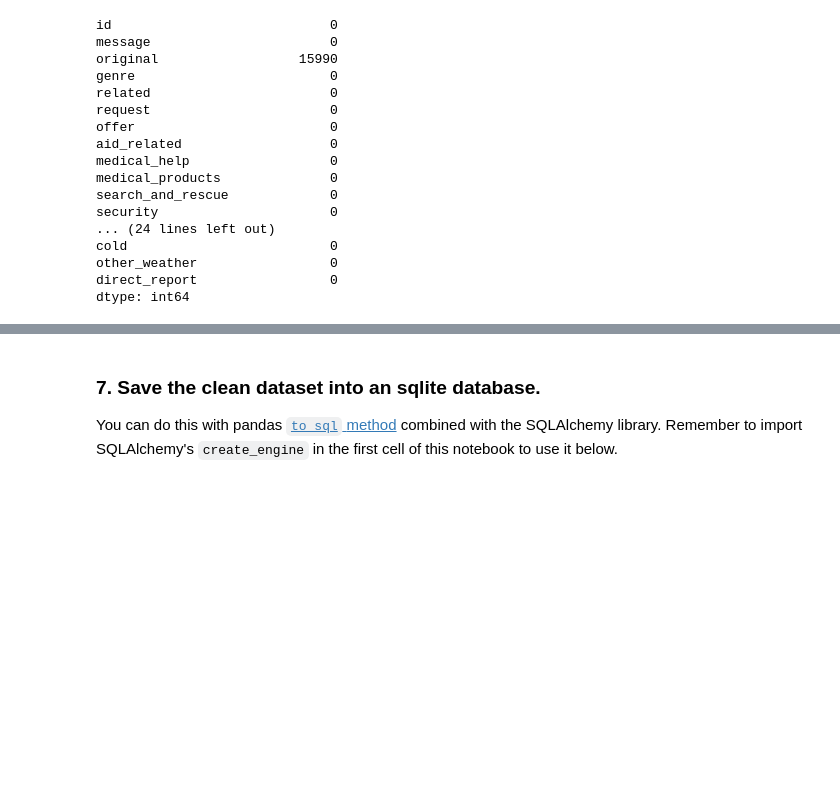
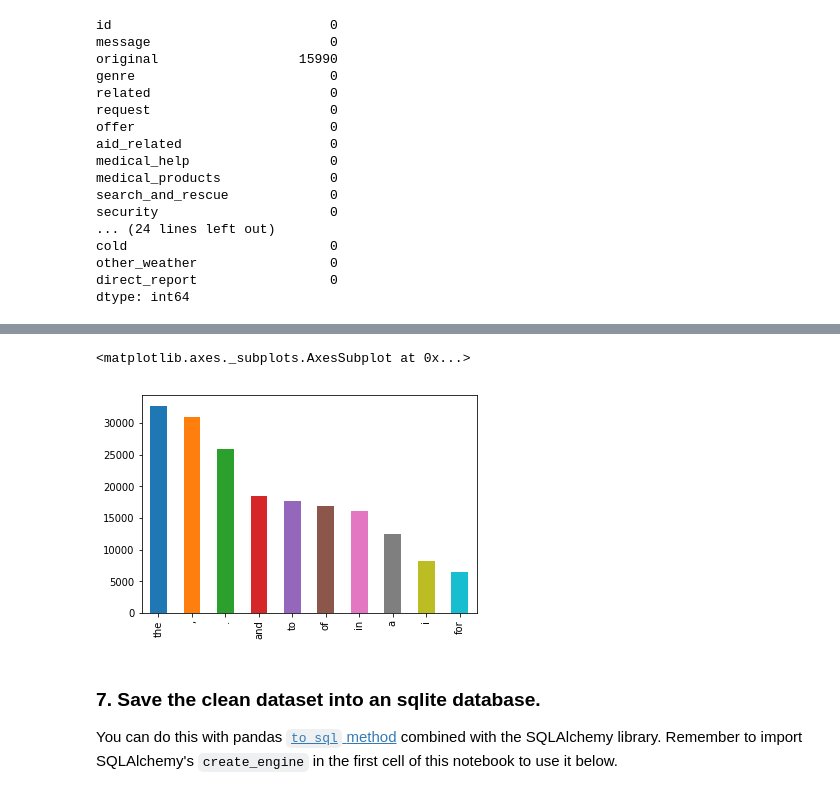
Before and after one commit to lr91-089/DisasterReponseUdacity, a Jupyter notebook: data/ETL Pipeline Preparation.ipynb, the cells around one changed output, grey strips where cells are left out. Drawn from its saved outputs; the diff is of its cells as text; code cells hidden in the pictures; blank space fills up the shorter version.

```diff
--- a/data/ETL Pipeline Preparation.ipynb
+++ b/data/ETL Pipeline Preparation.ipynb
@@ -326,0 +359,2 @@ dtype: int64
+# %%
+words = np.array(words)
@@ -326,0 +365,3 @@ dtype: int64
+# %%
+out = np.concatenate(words).ravel().tolist()
+out
@@ -327,3 +386,15 @@ dtype: int64
+# %%
+fd = FreqDist(out)
+# %%
+top_10 = fd.most_common(10)
+
+# Create pandas series to make plotting easier
+fdist = pd.Series(dict(top_10))
+# %%
+fdist.plot.bar()
+# %% [output]
+<matplotlib.axes._subplots.AxesSubplot at 0x...>
+[figure, added]
 # %% [markdown]
 ### 7. Save the clean dataset into an sqlite database.
 You can do this with pandas [`to_sql` method](https://pandas.pydata.org/pandas-docs/stable/generated/pandas.DataFrame.to_sql.html) combined with the SQLAlchemy library. Remember to import SQLAlchemy's `create_engine` in the first cell of this notebook to use it below.
```
Also changed, not shown: parts of 7 cells of this notebook, 7 other files.
